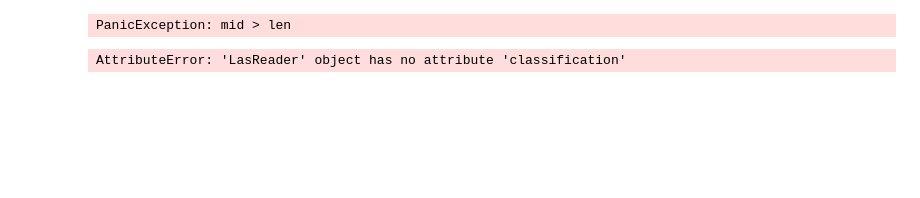
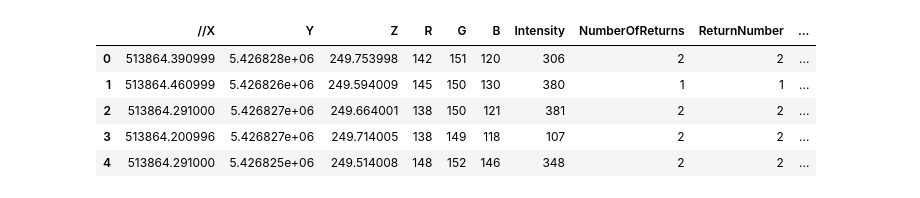
Before and after one commit to Yuri-Novichenkov/vkr-hessigheim, a Jupyter notebook: test.ipynb, the cells around one changed output. Cells and saved outputs as stored; diff of their text form; code cells hidden in the pictures; blank space fills up the shorter version.

```diff
--- a/test.ipynb
+++ b/test.ipynb
@@ -4,5 +0,0 @@ import pylas
-# %%
-file = pylas.read("./LiDAR/Mar16_train.laz")
-file.header.point_count
-# %% [output]
-PanicException: mid > len
@@ -11,5 +0,0 @@ file.point
-# %%
-with pylas.open("./LiDAR/Mar16_train.laz") as f:
-    print(np.unique(f.classification))
-# %% [output]
-AttributeError: 'LasReader' object has no attribute 'classification'
@@ -15,0 +3,11 @@ AttributeError: 'LasReader' object has no attribute 'classification'
+# %%
+df_train = pd.read_csv('./LiDAR/Mar16_train.txt', sep='\t')
+# %%
+df_train.head()
+# %% [output]
+|  | //X | Y | Z | R | G | B | Intensity | NumberOfReturns | ReturnNumber | ... |
+| 0 | 513864.390999 | 5.426828e+06 | 249.753998 | 142 | 151 | 120 | 306 | 2 | 2 | ... |
+| 1 | 513864.460999 | 5.426826e+06 | 249.594009 | 145 | 150 | 130 | 380 | 1 | 1 | ... |
+| 2 | 513864.291000 | 5.426827e+06 | 249.664001 | 138 | 150 | 121 | 381 | 2 | 2 | ... |
+| 3 | 513864.200996 | 5.426827e+06 | 249.714005 | 138 | 149 | 118 | 107 | 2 | 2 | ... |
+| 4 | 513864.291000 | 5.426825e+06 | 249.514008 | 148 | 152 | 146 | 348 | 2 | 2 | ... |
```
Also changed, not shown: parts of 6 cells of this notebook, 5 other files.
